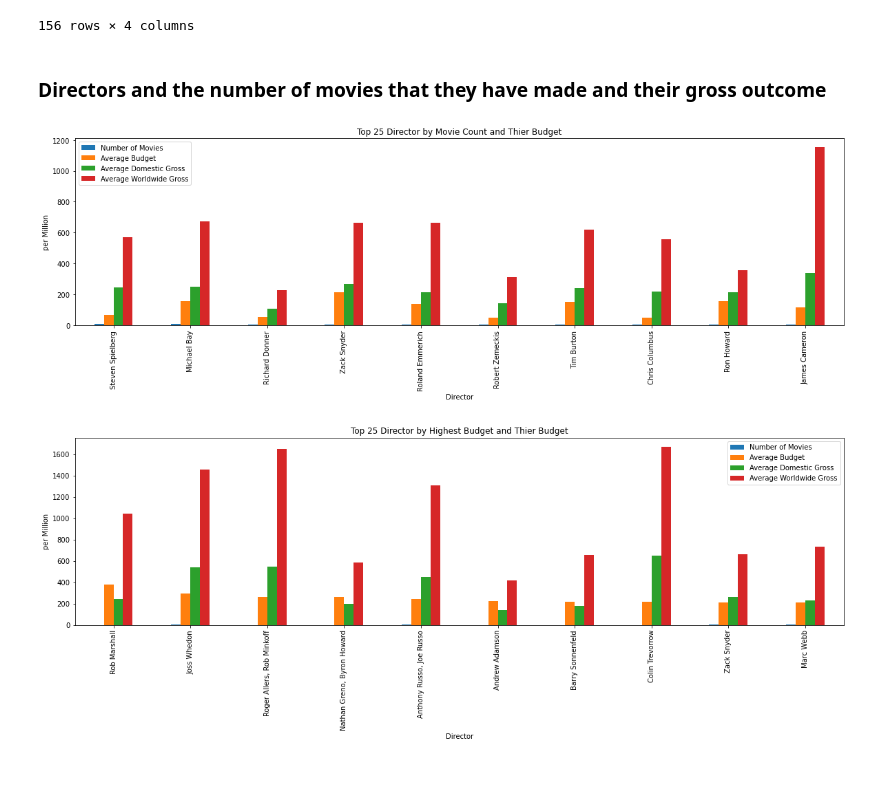
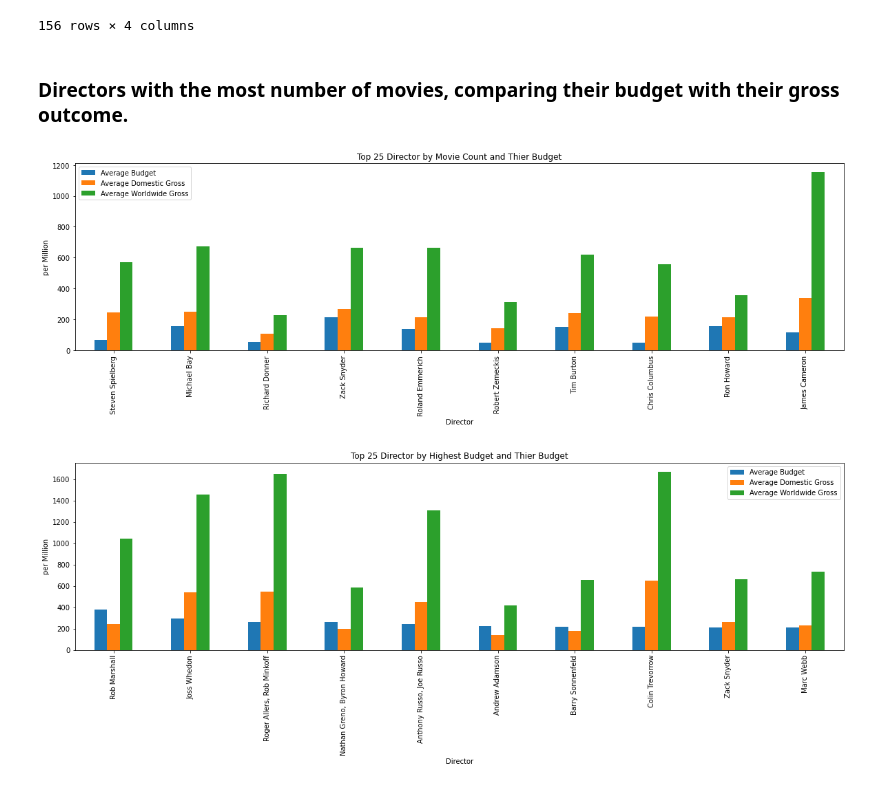
Before and after one commit to annied222/Project_1, a Jupyter notebook: directors.ipynb, the cells around one changed output. Drawn from its saved outputs; the diff is of its cells as text; code cells hidden in the pictures.

```diff
--- a/directors.ipynb
+++ b/directors.ipynb
@@ -82,14 +82,16 @@ budgdirect_df
 | Peter Cattaneo | 1 | 3.50 | 45.95 | 261.25 |
 156 rows × 4 columns
 # %% [markdown]
-### Directors and the number of movies that they have made and their gross outcome
+### Directors with the most number of movies, comparing their budget with their gross outcome.
 # %%
+moviedirect10_df = moviedirect10_df.drop(["Number of Movies"], axis=1, inplace = False)
 moviecountbar = moviedirect10_df.plot.bar(xlabel="Director", ylabel="per Million",
             title = "Top 25 Director by Movie Count and Thier Budget", figsize=(20,5))
 # %% [output]
-[figure, old version]
+[figure, new version]
 # %%
+budgdirect10_df = budgdirect10_df.drop(["Number of Movies"], axis=1, inplace = False)
 budgetbar = budgdirect10_df.plot.bar(xlabel="Director", ylabel="per Million",
             title = "Top 25 Director by Highest Budget and Thier Budget", figsize=(20,5))
 # %% [output]
-[figure, old version]
+[figure, new version]
```
Also changed, not shown: parts of 1 cell of this notebook, 2 other files.
